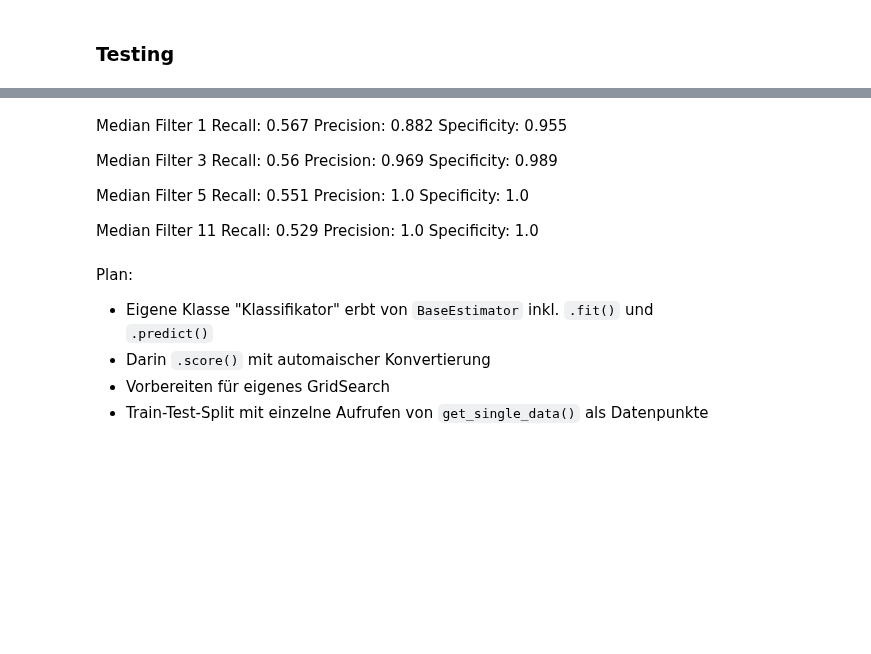
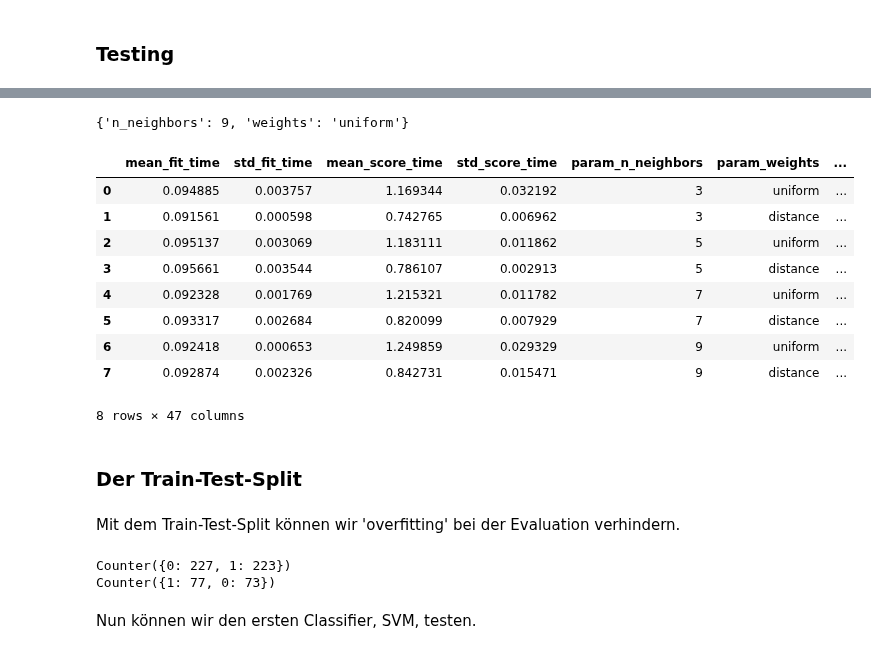
Before and after one commit to JulianBvW/BA-WDN-Leakage-Detection, a Jupyter notebook: LeakageDetection.ipynb, the cells around one changed output, grey strips where cells are left out. Saved outputs shown, nothing was run; the diff lists cells and outputs as text; code cells hidden in the pictures; blank space fills up the shorter version.

```diff
--- a/LeakageDetection.ipynb
+++ b/LeakageDetection.ipynb
@@ -518,26 +119,38 @@ Confusion Matrix:
-# %% [markdown]
-Median Filter 1
-Recall:      0.567
-Precision:   0.882
-Specificity: 0.955
-
-Median Filter 3
-Recall:      0.56
-Precision:   0.969
-Specificity: 0.989
-
-Median Filter 5
-Recall:      0.551
-Precision:   1.0
-Specificity: 1.0
-
-Median Filter 11
-Recall:      0.529
-Precision:   1.0
-Specificity: 1.0
-# %% [markdown]
-Plan:
-- Eigene Klasse "Klassifikator" erbt von `BaseEstimator` inkl. `.fit()` und `.predict()`
-- Darin `.score()` mit automaischer Konvertierung
-- Vorbereiten für eigenes GridSearch
-- Train-Test-Split mit einzelne Aufrufen von `get_single_data()` als Datenpunkte
+# %%
+from sklearn.model_selection import GridSearchCV
+from utils.metrics import accuracy, recall, specificity, precision, detection_time
+from sklearn.metrics import make_scorer
+from sklearn.neighbors import KNeighborsClassifier
+
+scoring = {'accuracy': make_scorer(accuracy),
+           'recall': make_scorer(recall),
+           'specificity': make_scorer(specificity),
+           'precision': make_scorer(precision),
+           'detection_time': make_scorer(detection_time)}
+
+parameters = {'n_neighbors': [3, 5, 7, 9], 'weights': ['uniform', 'distance']}
+
+model = ClassificationModel(KNeighborsClassifier())
+
+grid = GridSearchCV(model, parameters, scoring=scoring, refit='detection_time')
+
+grid.fit(X, y)
+
+print(grid.best_params_)
+pd.DataFrame(grid.cv_results_)
+# %% [output]
+{'n_neighbors': 9, 'weights': 'uniform'}
+|  | mean_fit_time | std_fit_time | mean_score_time | std_score_time | param_n_neighbors | param_weights | ... |
+| 0 | 0.094885 | 0.003757 | 1.169344 | 0.032192 | 3 | uniform | ... |
+| 1 | 0.091561 | 0.000598 | 0.742765 | 0.006962 | 3 | distance | ... |
+| 2 | 0.095137 | 0.003069 | 1.183111 | 0.011862 | 5 | uniform | ... |
+| 3 | 0.095661 | 0.003544 | 0.786107 | 0.002913 | 5 | distance | ... |
+| 4 | 0.092328 | 0.001769 | 1.215321 | 0.011782 | 7 | uniform | ... |
+| 5 | 0.093317 | 0.002684 | 0.820099 | 0.007929 | 7 | distance | ... |
+| 6 | 0.092418 | 0.000653 | 1.249859 | 0.029329 | 9 | uniform | ... |
+| 7 | 0.092874 | 0.002326 | 0.842731 | 0.015471 | 9 | distance | ... |
+8 rows × 47 columns
+# %% [markdown]
+### Der Train-Test-Split
+# %% [markdown]
+Mit dem Train-Test-Split können wir 'overfitting' bei der Evaluation verhindern.
@@ -543,0 +162,10 @@ Plan:
+# %%
+# Check the distribution of leak/ no leak cases for the split
+y_train_any, y_test_any = any_transform(y_train, y_test)
+print(Counter(y_train_any))
+print(Counter(y_test_any))
+# %% [output]
+Counter({0: 227, 1: 223})
+Counter({1: 77, 0: 73})
+# %% [markdown]
+Nun können wir den ersten Classifier, SVM, testen.
```
Also changed, not shown: parts of 47 cells of this notebook.
